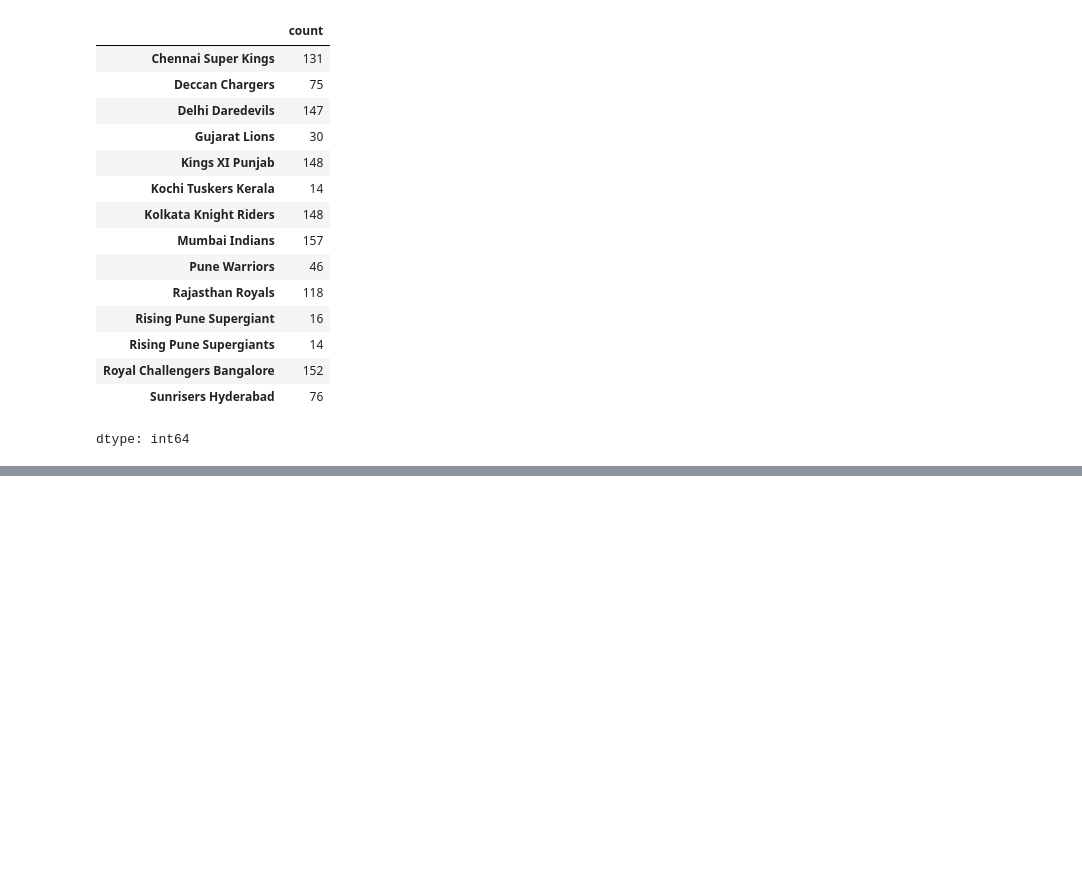
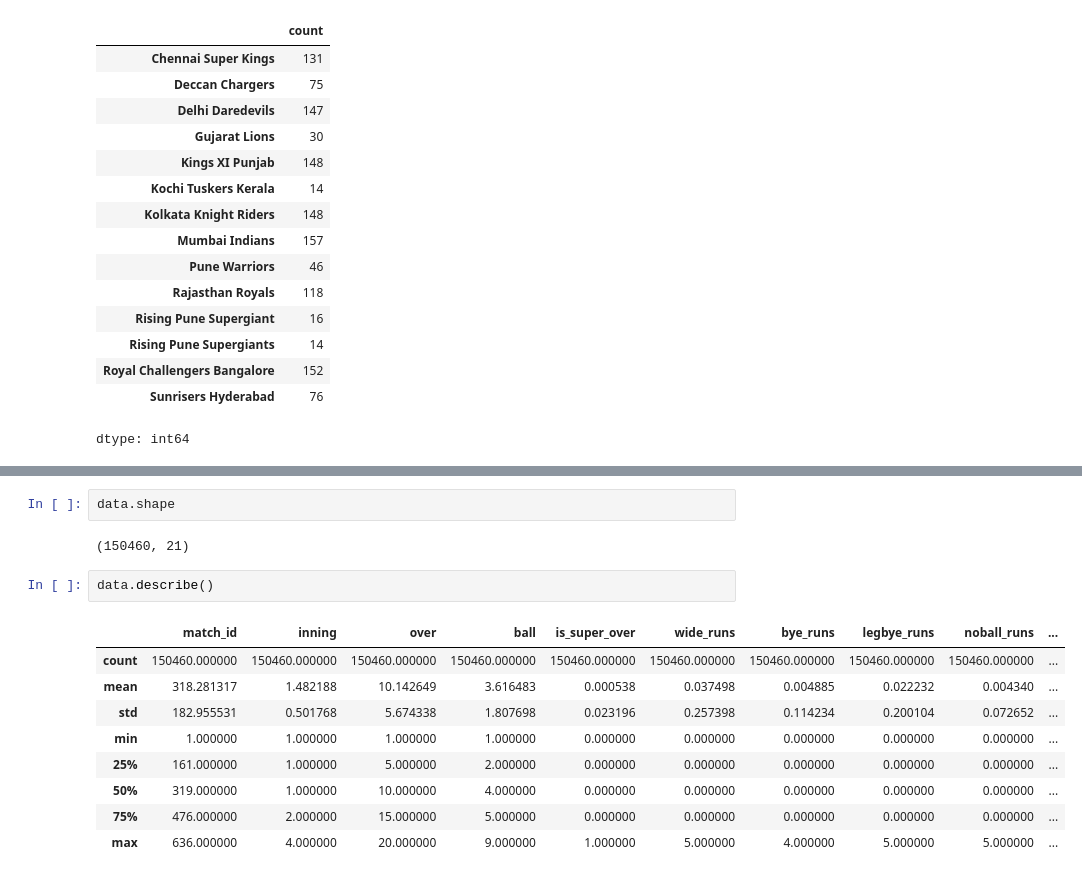
Before and after one commit to quvyshnav/firstbit, a Jupyter notebook: pandas.ipynb, the cells around one changed output, grey strips where cells are left out. Cells and saved outputs as stored; diff of their text form; blank space fills up the shorter version.

```diff
--- a/pandas.ipynb
+++ b/pandas.ipynb
@@ -188,0 +204,16 @@ data = pd.read_csv('deliveries.csv')
+# %%
+data.shape
+# %% [output]
+(150460, 21)
+# %%
+data.describe()
+# %% [output]
+|  | match_id | inning | over | ball | is_super_over | wide_runs | bye_runs | legbye_runs | noball_runs | ... |
+| count | 150460.000000 | 150460.000000 | 150460.000000 | 150460.000000 | 150460.000000 | 150460.000000 | 150460.000000 | 150460.000000 | 150460.000000 | ... |
+| mean | 318.281317 | 1.482188 | 10.142649 | 3.616483 | 0.000538 | 0.037498 | 0.004885 | 0.022232 | 0.004340 | ... |
+| std | 182.955531 | 0.501768 | 5.674338 | 1.807698 | 0.023196 | 0.257398 | 0.114234 | 0.200104 | 0.072652 | ... |
+| min | 1.000000 | 1.000000 | 1.000000 | 1.000000 | 0.000000 | 0.000000 | 0.000000 | 0.000000 | 0.000000 | ... |
+| 25% | 161.000000 | 1.000000 | 5.000000 | 2.000000 | 0.000000 | 0.000000 | 0.000000 | 0.000000 | 0.000000 | ... |
+| 50% | 319.000000 | 1.000000 | 10.000000 | 4.000000 | 0.000000 | 0.000000 | 0.000000 | 0.000000 | 0.000000 | ... |
+| 75% | 476.000000 | 2.000000 | 15.000000 | 5.000000 | 0.000000 | 0.000000 | 0.000000 | 0.000000 | 0.000000 | ... |
+| max | 636.000000 | 4.000000 | 20.000000 | 9.000000 | 1.000000 | 5.000000 | 4.000000 | 5.000000 | 5.000000 | ... |
```
Also changed, not shown: parts of 28 cells of this notebook.
